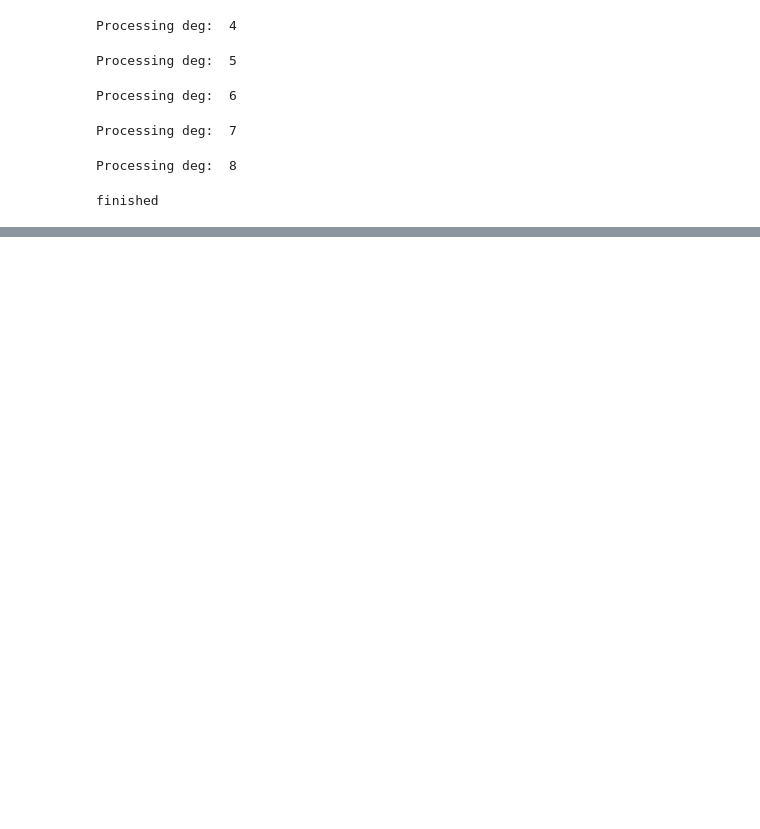
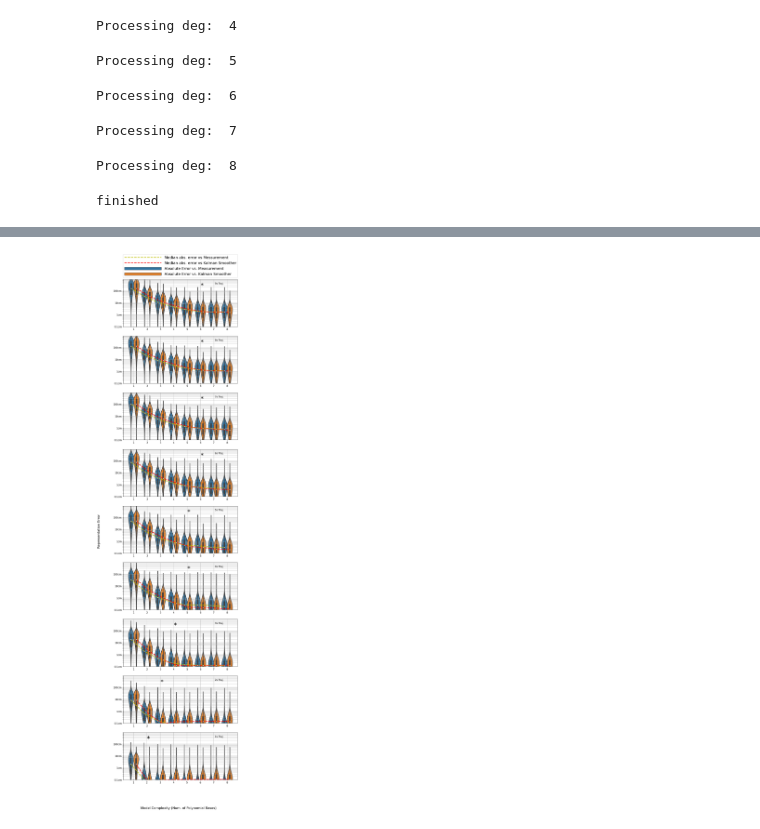
Before and after one commit to YueYao-bot/Waymo_Motion_Analyse, a Jupyter notebook: result_evaluation.ipynb, the cells around one changed output, grey strips where cells are left out. Saved outputs shown, nothing was run; the diff lists cells and outputs as text; code cells hidden in the pictures; blank space fills up the shorter version.

```diff
--- a/result_evaluation.ipynb
+++ b/result_evaluation.ipynb
@@ -217,7 +217,7 @@ class DataProcessor(object):
 BATCH_SIZE = 1024
 
 original_num_points_in_one_traj = 91
-num_points_in_one_traj = 11
+num_points_in_one_traj = 31
 # %%
 # Load results
 prior_folder_dir = 'logs/gradient_tape/ego_xy' + str(num_points_in_one_traj)
@@ -450,0 +453,78 @@ with open('results/ego_pos_error/' + str(num_points_in_one_traj) + '/summary_lat
+# %%
+data_name_1 = 'gt_poly'
+data_name_2 = 'kf_poly'
+fig_name = 'Longitudinal Positional Fitting Error Compared to Measurement/Kalman Smoother (ego)'
+nums_points_in_one_traj = [91, 81, 71, 61, 51, 41, 31, 21, 11]
+x_ticklabels = ['1', '2', '3', '4', '5', '6', '7', '8']
+
+tick_range = [x for p in [-3, -2, -1, 0] for x in np.linspace(10 ** p, 9 * 10 ** p, 9)]
+
+y_ticklabels = []
+for p in ['0.1cm', '1cm', '10cm', '100cm']:
+    for i in range(9):
+        if i == 0:
+            y_ticklabels.append(p)
+        else:
+            y_ticklabels.append('')
+
+fig1, axs = plt.subplots(len(nums_points_in_one_traj), 1, figsize = (10, 45))
+#fig1.suptitle(fig_name, y=0.92)
+fig1.supxlabel('Model Complexity (Num. of Polynomial Bases)', y=0.08)
+fig1.supylabel('Representation Error', x = -0.05)
+for idx, num_points in enumerate(tqdm(nums_points_in_one_traj)):
+    ax = axs[idx]
+    with open('results/ego_pos_error/' + str(num_points) + '/' + str(data_name_1) + '_lon' + '.json', "r") as read_file:
+        data_gt = np.array(json.load(read_file)) # keep it as list for visualization
+        data_gt = np.log10(data_gt[:, ::30]+ 1e-10).reshape(8, -1)
+
+    with open('results/ego_pos_error/' + str(num_points) + '/' + str(data_name_2) + '_lon' + '.json', "r") as read_file:
+        data_kf = np.array(json.load(read_file)) # keep it as list for visualization
+        data_kf = np.log10(data_kf[:, ::30]+ 1e-10).reshape(8, -1)
+
+    d = {'deg': [], 'error': [], 'type': []}
+
+    for deg, (d1, d2) in enumerate(zip(data_gt, data_kf)):
+        for dd1, dd2 in zip(d1, d2):
+            d['deg'].append(deg+1)
+            d['error'].append(dd1)
+            d['type'].append('Absolute Error vs. Measurement')
+
+            d['deg'].append(deg+1)
+            d['error'].append(dd2)
+            d['type'].append('Absolute Error vs. Kalman Smoother')
+    test_data = pd.DataFrame(data=d)
+
+    with open('logs/gradient_tape/ego_xy' + str(num_points) + '/result_summary.json')as read_file:
+        result = json.load(read_file)
+    print('finish loading')
+
+
+    best_AIC_idx = result['best_aic_deg_idx']
+    x_ticklabels_with_best_AIC = deepcopy(x_ticklabels)
+    x_ticklabels_with_best_AIC[best_AIC_idx] = x_ticklabels_with_best_AIC[best_AIC_idx] + '*'
+    ax = sns.violinplot(x = test_data.deg, y = test_data.error,  hue=test_data.type, data = test_data, ax=ax, linewidth = 2.5)
+    ax.plot(np.array(range(8)) - 0.2, np.median(data_gt,axis = 1), 'y--' , linewidth = 3, label = 'Median abs. error vs Messurement')
+    ax.plot(np.array(range(8)) + 0.2, np.median(data_kf,axis = 1), 'r--' , linewidth = 3, label = 'Median abs. error vs Kalman Smoother')
+
+
+    if idx == 0:
+        ax.legend(fontsize = 18, loc='lower center', bbox_to_anchor=(0.5, 1), handlelength= 10)
+    else:
+        ax.get_legend().remove()
+
+    ax.annotate(str(int(num_points/10)) + 's Traj.',
+            xy = (0.8, 0.9),
+            xycoords='axes fraction')
+    #ax.annotate('*', fontsize= 30, color = current_palette[best_AIC_idx], xy = (best_AIC_idx, 0.3))
+    ax.annotate('*', fontsize= 30, xy = (best_AIC_idx, 0.3))
+    ax.set_xticklabels(x_ticklabels)
+    ax.set_xlabel('')
+    ax.set_ylim([np.log10(1e-3), np.log10(1e0)])
+    ax.set_ylabel('')
+    #ax.set_yscale('log')
+    #ax.set_yticklabels(['', '1mm', '1cm', '0.1m', '1m'])
+    ax.set_yticks(np.log10(tick_range))
+    ax.set_yticklabels(y_ticklabels)
+    ax.grid(True)
+    ax.plot()
+# %% [output]
@@ -450,0 +540 @@ with open('results/ego_pos_error/' + str(num_points_in_one_traj) + '/summary_lat
+[figure, added]
```
Also changed, not shown: parts of 20 cells of this notebook, 3 other files.
